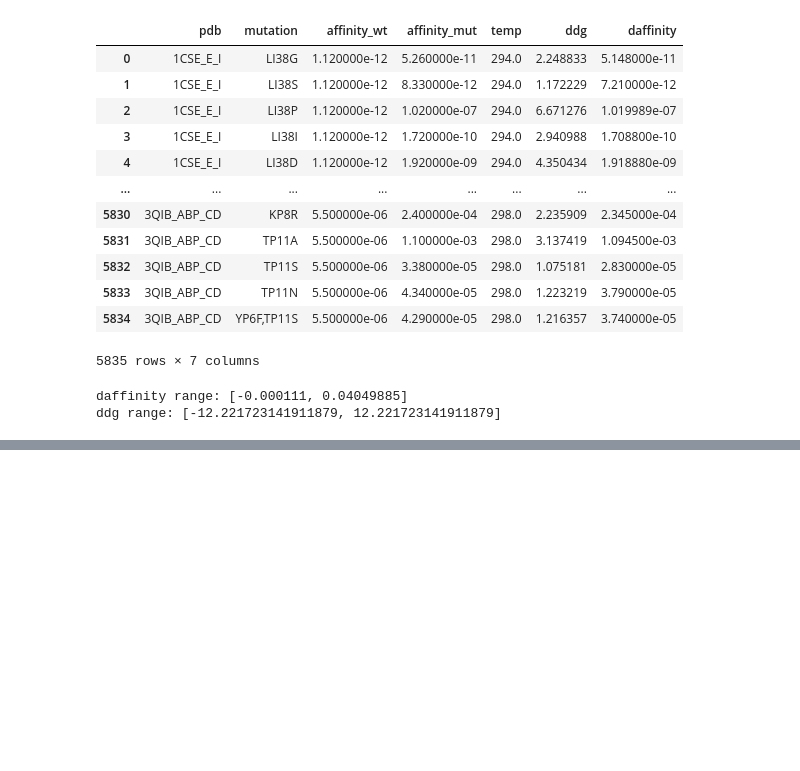
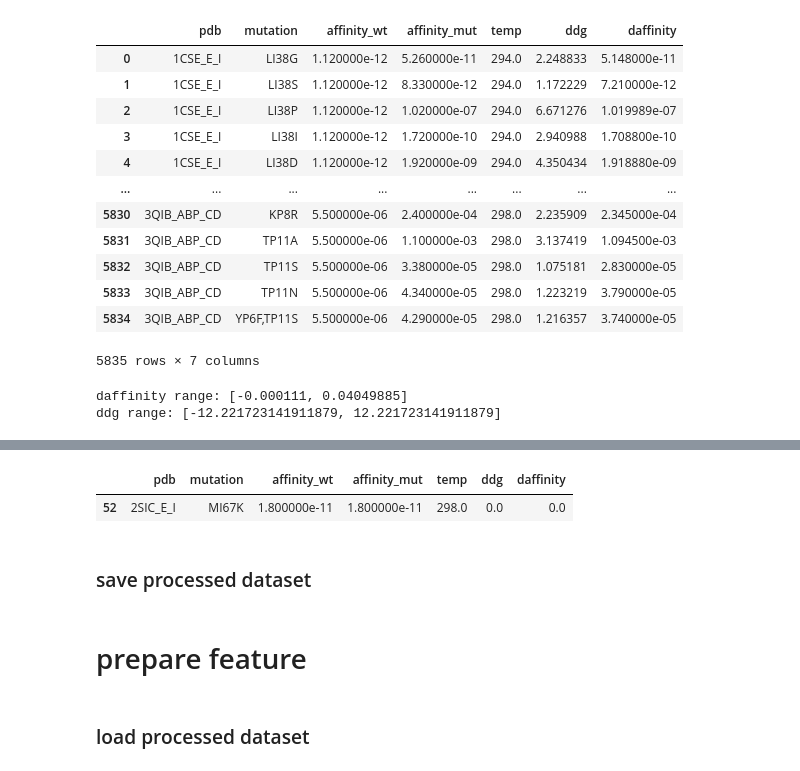
Before and after one commit to ZouJoelin/GPSite_Siamese, a Jupyter notebook: data_process.ipynb, the cells around one changed output, grey strips where cells are left out. Drawn from its saved outputs; the diff is of its cells as text; code cells hidden in the pictures; blank space fills up the shorter version.

```diff
--- a/data_process.ipynb
+++ b/data_process.ipynb
@@ -172 +196,8 @@ df.iloc[[df['ddg'].idxmax()]]
+# %%
+df.iloc[[df['ddg'].abs().idxmin()]]
+# %% [output]
+|  | pdb | mutation | affinity_wt | affinity_mut | temp | ddg | daffinity |
+| 52 | 2SIC_E_I | MI67K | 1.800000e-11 | 1.800000e-11 | 298.0 | 0.0 | 0.0 |
+# %% [markdown]
+### save processed dataset
 # %%
@@ -179,0 +209,4 @@ info = torch.load("./data/dataset.pt")
+# %% [markdown]
+# prepare feature
+# %% [markdown]
+### load processed dataset
```
Also changed, not shown: parts of 20 cells of this notebook, 1 other file.
